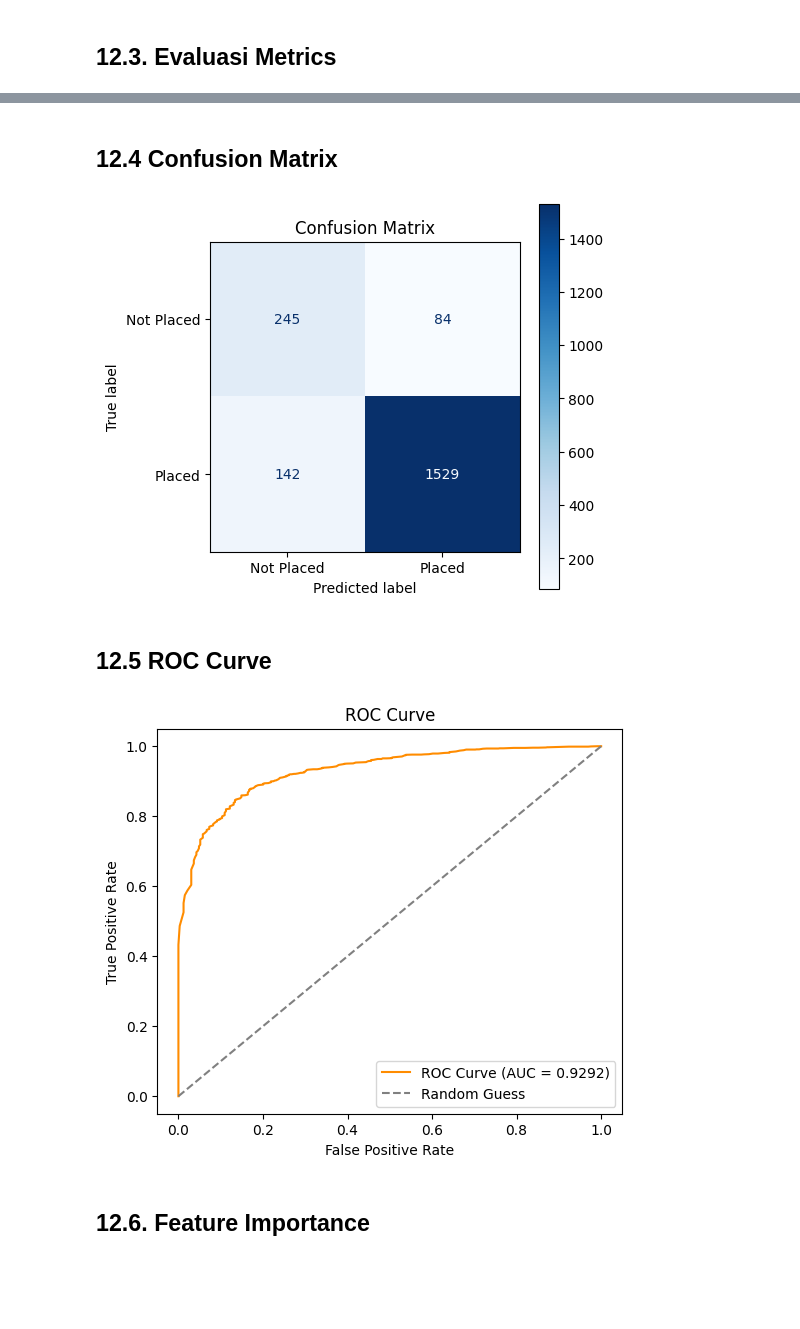
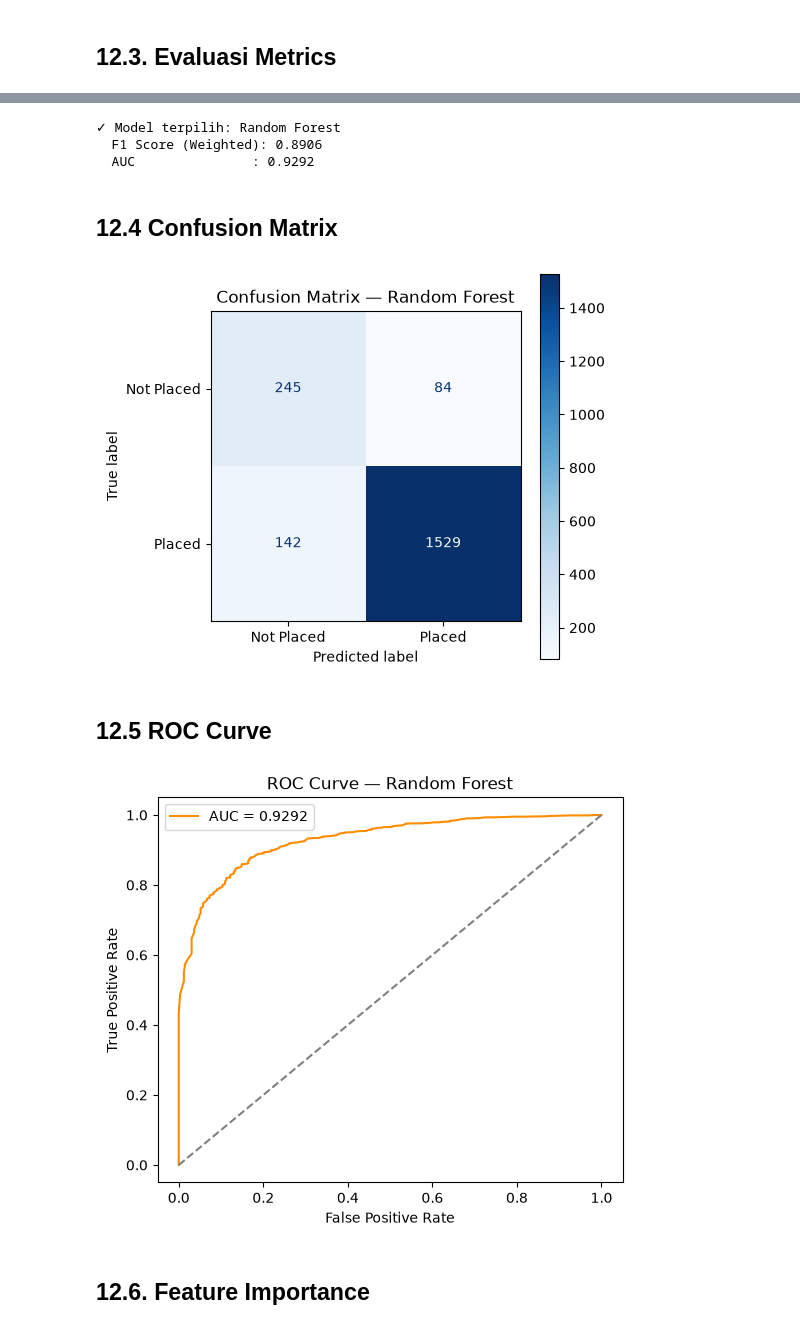
Before and after one commit to heisgaze/placement-preddict, a Jupyter notebook: tubes-final.ipynb, the cells around one changed output, grey strips where cells are left out. Cells and saved outputs as stored; diff of their text form; code cells hidden in the pictures; blank space fills up the shorter version.

```diff
--- a/tubes-final.ipynb
+++ b/tubes-final.ipynb
@@ -539,8 +581,5 @@ Best CV F1 Score : 0.9398
 # %% [markdown]
 ## 12.2 prediksi pada test set
-# %%
-y_pred = best_rf.predict(X_test_scaled)
-y_prob = best_rf.predict_proba(X_test_scaled)[:, 1]
 # %% [markdown]
 ## 12.3. Evaluasi Metrics
 # %%
@@ -591,30 +616,47 @@ weighted avg       0.90      0.89      0.89      2000
+# %%
+# ===== 12.4 Pilih Model Terbaik =====
+if results_rf['F1 (W)'] >= results_xgb['F1 (W)']:
+    best_model = best_rf
+    best_model_name = 'Random Forest'
+    best_results = results_rf
+else:
+    best_model = best_xgb
+    best_model_name = 'XGBoost'
+    best_results = results_xgb
+
+print(f"✓ Model terpilih: {best_model_name}")
+print(f"  F1 Score (Weighted): {best_results['F1 (W)']:.4f}")
+print(f"  AUC               : {best_results['AUC']:.4f}")
+# %% [output]
+✓ Model terpilih: Random Forest
+  F1 Score (Weighted): 0.8906
+  AUC               : 0.9292
 # %% [markdown]
 ## 12.4 Confusion Matrix
 # %%
-cm = confusion_matrix(y_test, y_pred)
-
+# Confusion Matrix model terbaik
+cm = confusion_matrix(y_test, best_results['y_pred'])
 fig, ax = plt.subplots(figsize=(5, 5))
-disp = ConfusionMatrixDisplay(confusion_matrix=cm, display_labels=['Not Placed', 'Placed'])
-disp.plot(cmap='Blues', ax=ax)
-plt.title('Confusion Matrix')
+ConfusionMatrixDisplay(cm, display_labels=['Not Placed', 'Placed']).plot(cmap='Blues', ax=ax)
+plt.title(f'Confusion Matrix — {best_model_name}')
 plt.show()
 # %% [output]
-[figure, old version]
+[figure, new version]
 # %% [markdown]
 ## 12.5 ROC Curve
 # %%
-fpr, tpr, thresholds = roc_curve(y_test, y_prob)
-
+# ROC Curve model terbaik
+fpr, tpr, _ = roc_curve(y_test, best_results['y_prob'])
 plt.figure(figsize=(6, 5))
-plt.plot(fpr, tpr, label=f'ROC Curve (AUC = {auc:.4f})', color='darkorange')
-plt.plot([0, 1], [0, 1], linestyle='--', color='gray', label='Random Guess')
+plt.plot(fpr, tpr, label=f"AUC = {best_results['AUC']:.4f}", color='darkorange')
+plt.plot([0, 1], [0, 1], '--', color='gray')
 plt.xlabel('False Positive Rate')
 plt.ylabel('True Positive Rate')
-plt.title('ROC Curve')
+plt.title(f'ROC Curve — {best_model_name}')
 plt.legend()
 plt.show()
 # %% [output]
-[figure, old version]
+[figure, new version]
 # %% [markdown]
 ## 12.6. Feature Importance
 # %%
```
Also changed, not shown: parts of 15 cells of this notebook, 9 other files.
